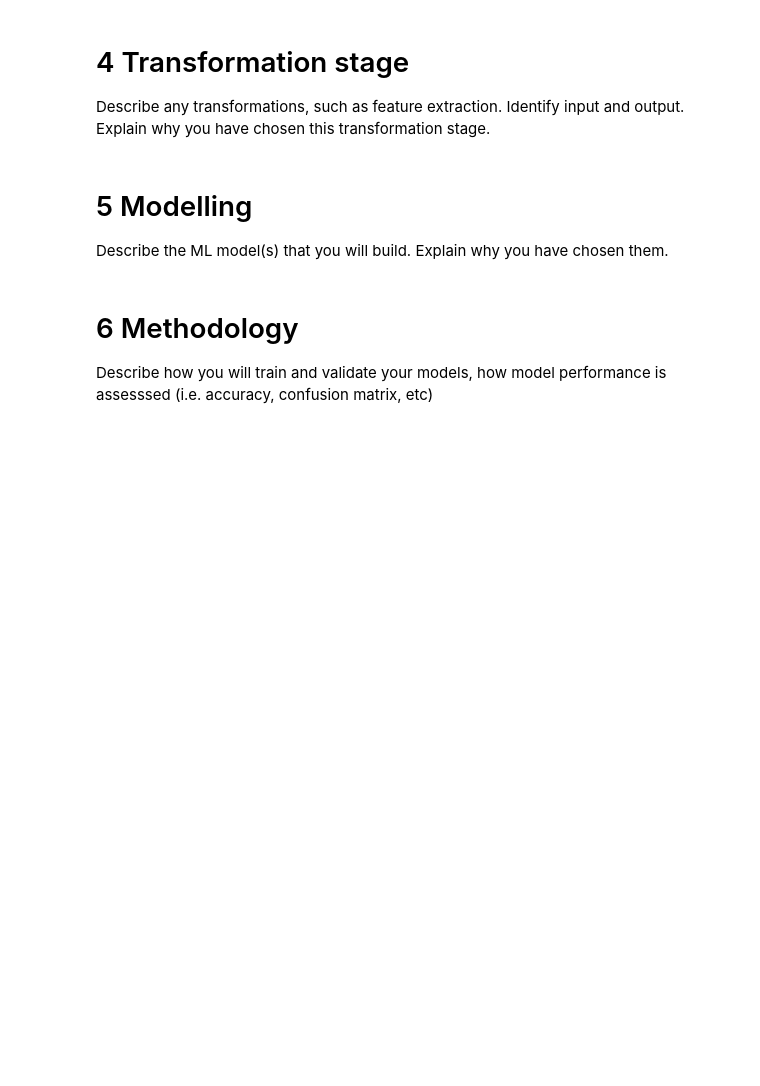
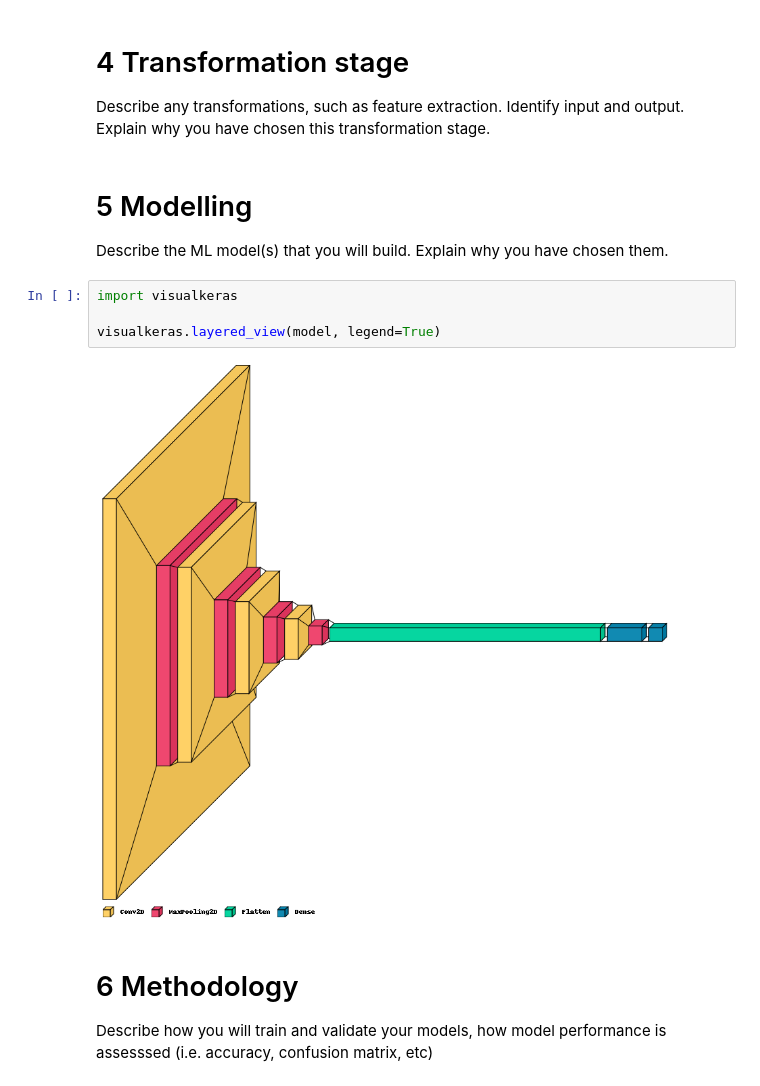
Before and after one commit to wuiyoooo/CNN-Project_on_GENKI4K, a Jupyter notebook: CBU5201_miniproject_basic.ipynb, the cells around one changed output. Saved outputs shown, nothing was run; the diff lists cells and outputs as text; blank space fills up the shorter version.

```diff
--- a/CBU5201_miniproject_basic.ipynb
+++ b/CBU5201_miniproject_basic.ipynb
@@ -261,6 +291,12 @@ Describe any transformations, such as feature extraction. Identify input and out
 # 5 Modelling
 
 Describe the ML model(s) that you will build. Explain why you have chosen them.
+# %%
+import visualkeras
+
+visualkeras.layered_view(model, legend=True)
+# %% [output]
+[figure, added]
 # %% [markdown]
 # 6 Methodology
 
```
Also changed, not shown: parts of 16 cells of this notebook.
